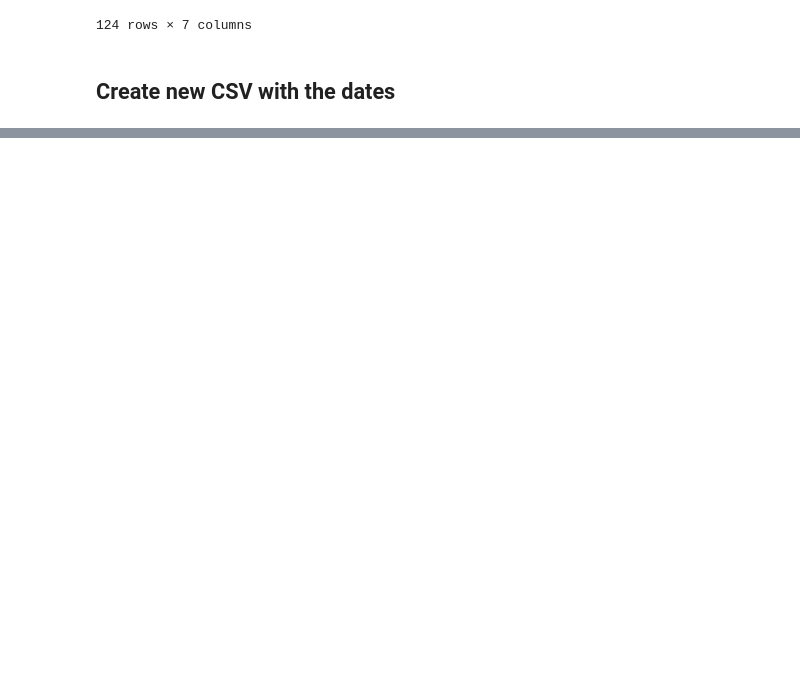
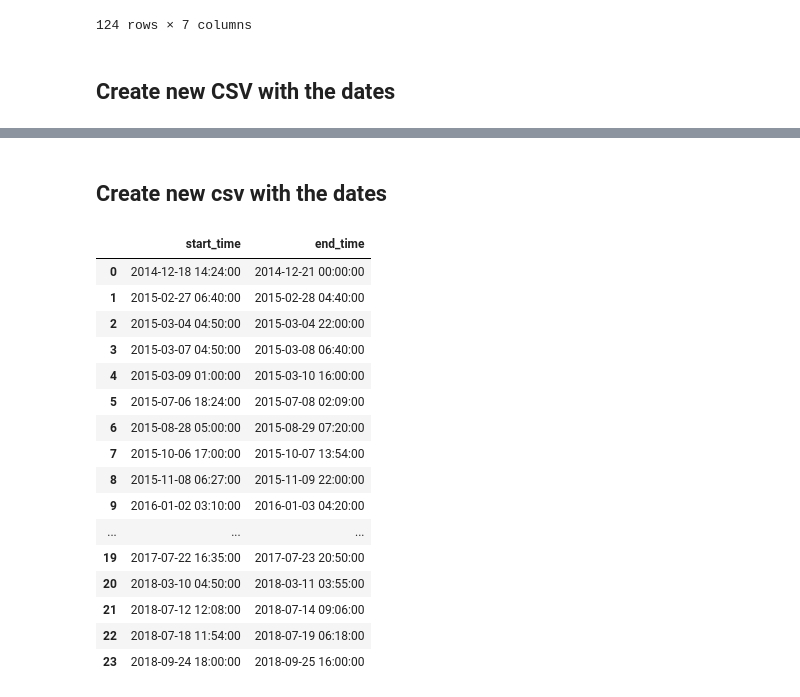
Before and after one commit to CS-433/ml-project-2-ml4esa, a Jupyter notebook: coronal_mass_ejections.ipynb, the cells around one changed output, grey strips where cells are left out. Drawn from its saved outputs; the diff is of its cells as text; code cells hidden in the pictures; blank space fills up the shorter version.

```diff
--- a/coronal_mass_ejections.ipynb
+++ b/coronal_mass_ejections.ipynb
@@ -126,0 +168,31 @@ ros_cme_df.to_csv(csv_file_path, index=False)
+# %%
+mex_cme_df['start_time'] = mex_cme_df.apply(lambda t: pd.to_datetime(t['Start-UT(date)']+' '+t['Start-UT(time)']), axis=1)
+mex_cme_df['end_time'] = mex_cme_df.apply(lambda t: pd.to_datetime(t['End-UT(date)']+' '+t['End-UT(time)']), axis=1)
+# %% [markdown]
+## Create new csv with the dates
+# %%
+columns_to_keep = ['start_time', 'end_time']
+mex_cme_df = mex_cme_df.drop(columns=mex_cme_df.columns.difference(columns_to_keep))
+
+display(mex_cme_df)
+
+csv_file_path = data_path + "MEX_CME_date_time.csv"
+mex_cme_df.to_csv(csv_file_path, index=False)
+# %% [output]
+|  | start_time | end_time |
+| 0 | 2014-12-18 14:24:00 | 2014-12-21 00:00:00 |
+| 1 | 2015-02-27 06:40:00 | 2015-02-28 04:40:00 |
+| 2 | 2015-03-04 04:50:00 | 2015-03-04 22:00:00 |
+| 3 | 2015-03-07 04:50:00 | 2015-03-08 06:40:00 |
+| 4 | 2015-03-09 01:00:00 | 2015-03-10 16:00:00 |
+| 5 | 2015-07-06 18:24:00 | 2015-07-08 02:09:00 |
+| 6 | 2015-08-28 05:00:00 | 2015-08-29 07:20:00 |
+| 7 | 2015-10-06 17:00:00 | 2015-10-07 13:54:00 |
+| 8 | 2015-11-08 06:27:00 | 2015-11-09 22:00:00 |
+| 9 | 2016-01-02 03:10:00 | 2016-01-03 04:20:00 |
+| ... | ... | ... |
+| 19 | 2017-07-22 16:35:00 | 2017-07-23 20:50:00 |
+| 20 | 2018-03-10 04:50:00 | 2018-03-11 03:55:00 |
+| 21 | 2018-07-12 12:08:00 | 2018-07-14 09:06:00 |
+| 22 | 2018-07-18 11:54:00 | 2018-07-19 06:18:00 |
+| 23 | 2018-09-24 18:00:00 | 2018-09-25 16:00:00 |
```
Also changed, not shown: parts of 6 cells of this notebook, 2 other files.
